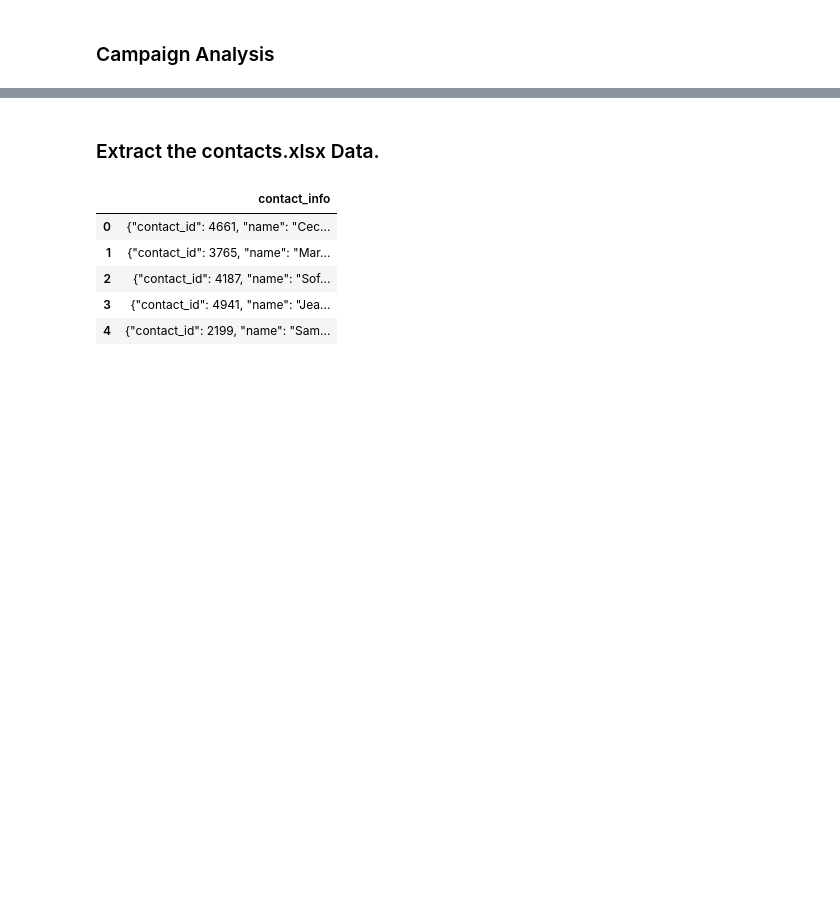
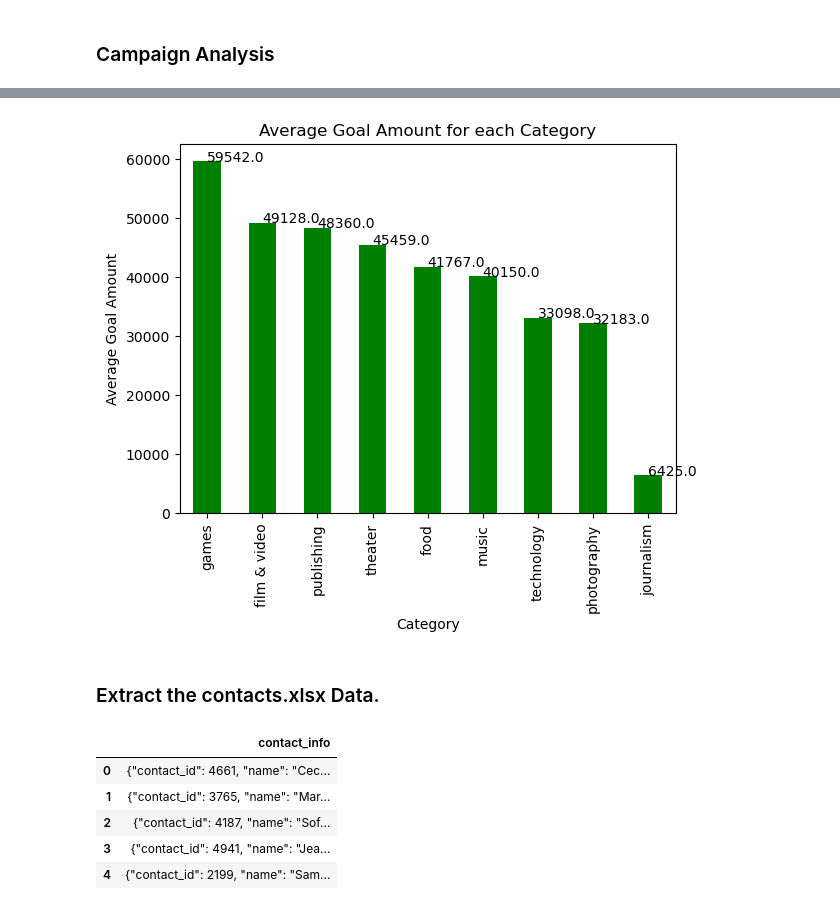
Before and after one commit to ai-bevo/Crowdfunding_ETL, a Jupyter notebook: ETL_Mini_Project_AIvey_KPollok_CSudhakar.ipynb, the cells around one changed output, grey strips where cells are left out. Saved outputs shown, nothing was run; the diff lists cells and outputs as text; code cells hidden in the pictures; blank space fills up the shorter version.

```diff
--- a/ETL_Mini_Project_AIvey_KPollok_CSudhakar.ipynb
+++ b/ETL_Mini_Project_AIvey_KPollok_CSudhakar.ipynb
@@ -402,3 +412,26 @@ plt.savefig('image/Percentage_Successful.png')
+# %%
+# average goal amount for each category
+cat_goal_amount = campaign_merged_df.groupby('category')['goal'].mean()
+
+# sort the values in descending order
+cat_goal_amount.sort_values(ascending=False, inplace=True)
+
+# plot bar chart for average goal amount for each category
+cat_goal_amount.plot(kind='bar', color='green')
+plt.title('Average Goal Amount for each Category')
+plt.xlabel('Category')
+plt.ylabel('Average Goal Amount')
+
+# annotate the bar chart with the values
+for index, value in enumerate(cat_goal_amount):
+    plt.text(index, value, str(round(value, 0)))
+
+# save image of plot to file
+plt.savefig('image/avg_goal_per_category.png')
+
+plt.show()
+# %% [output]
+[figure, added]
 # %%
 # Export the DataFrame as a CSV file.
 campaign_cleaned.to_csv("Resources/campaign.csv", index=False)
```
Also changed, not shown: parts of 5 cells of this notebook, 7 other files.
